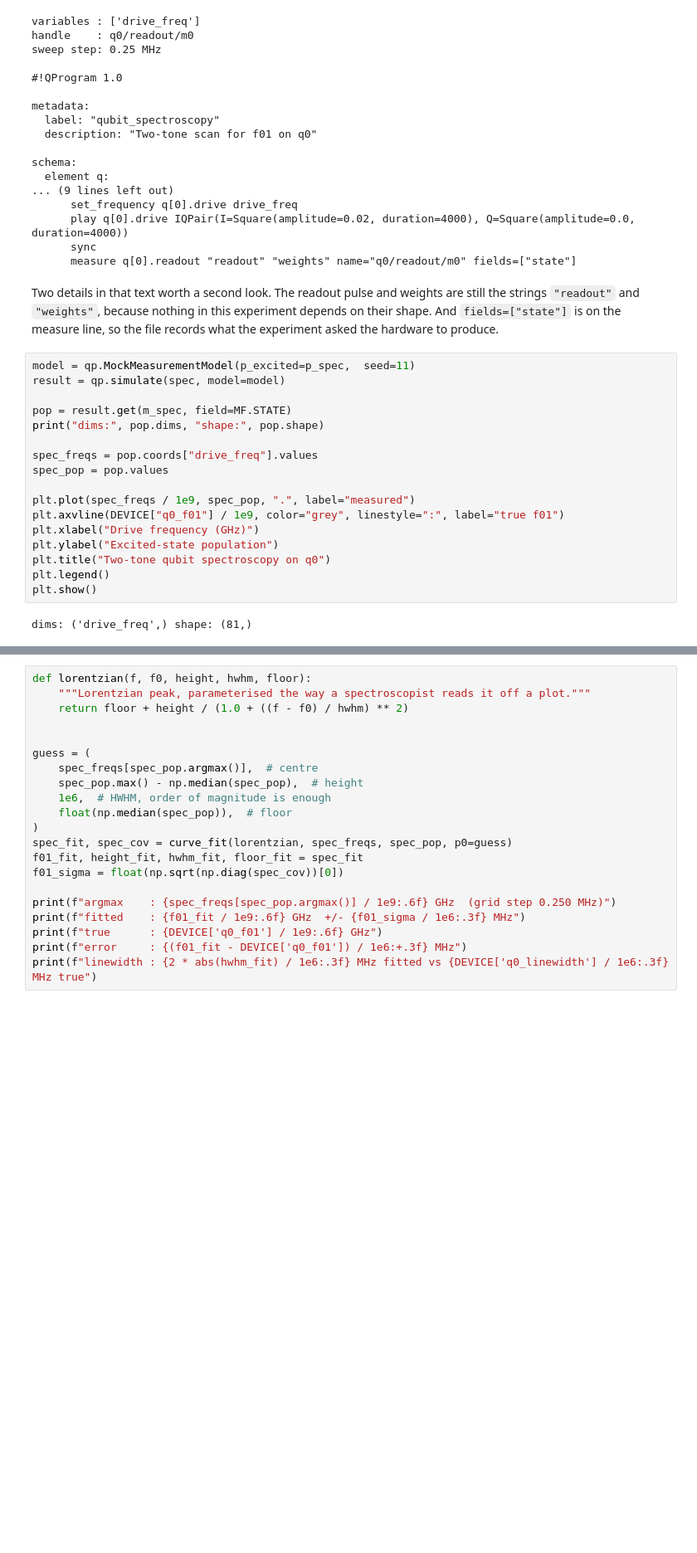
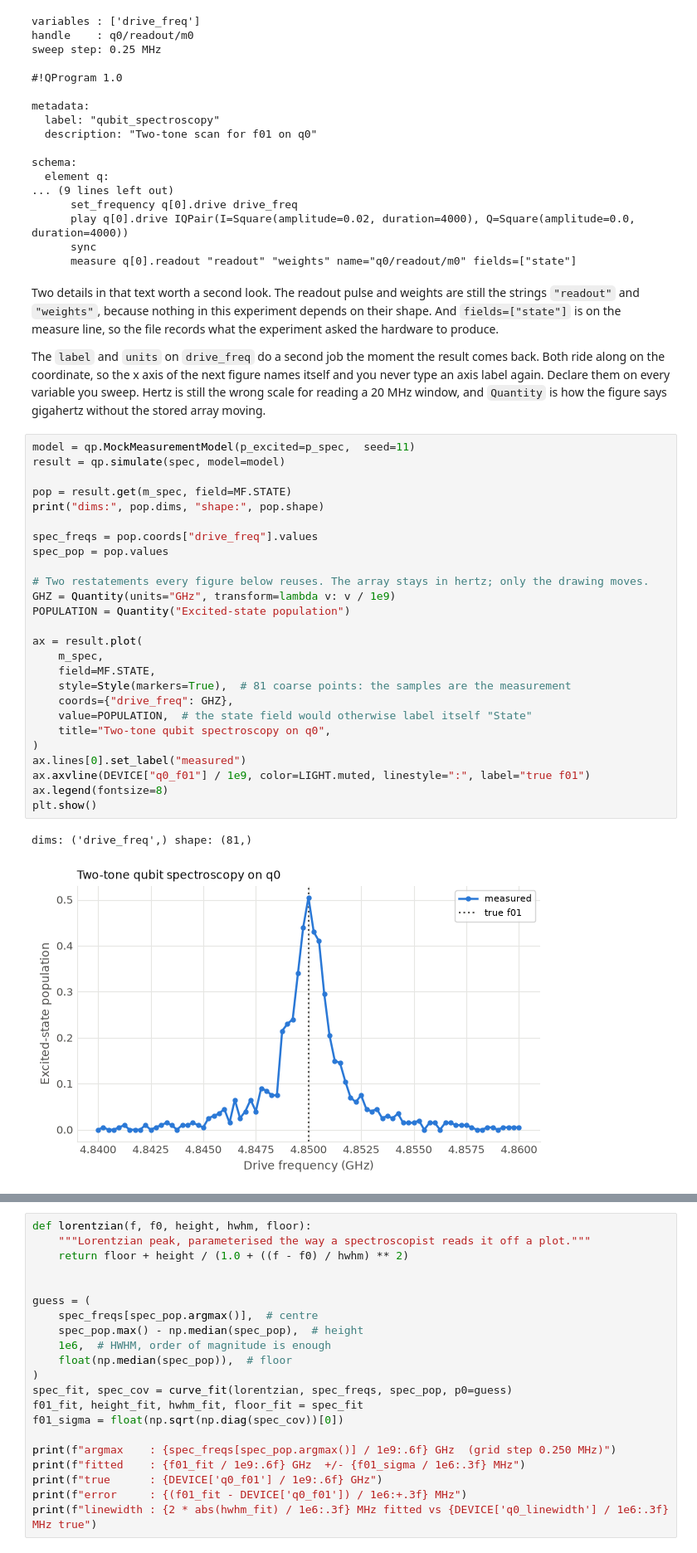
Before and after one commit to qilimanjaro-tech/ieee-qce26-qprogram-tutorial, a Jupyter notebook: notebooks/03_finding_the_qubit.ipynb, the cells around one changed output, grey strips where cells are left out. Shown at 83% size. Drawn from its saved outputs; the diff is of its cells as text; blank space fills up the shorter version.

```diff
--- a/notebooks/03_finding_the_qubit.ipynb
+++ b/notebooks/03_finding_the_qubit.ipynb
@@ -226,25 +216,40 @@ Two details in that text worth a second look. The readout pulse and weights are
 `"readout"` and `"weights"`, because nothing in this experiment depends on their shape. And
 `fields=["state"]` is on the measure line, so the file records what the experiment asked the
 hardware to produce.
+
+The `label` and `units` on `drive_freq` do a second job the moment the result comes back. Both ride
+along on the coordinate, so the x axis of the next figure names itself and you never type an axis
+label again. Declare them on every variable you sweep. Hertz is still the wrong scale for reading a
+20 MHz window, and `Quantity` is how the figure says gigahertz without the stored array moving.
 # %%
 model = qp.MockMeasurementModel(p_excited=p_spec,  seed=11)
 result = qp.simulate(spec, model=model)
 
 pop = result.get(m_spec, field=MF.STATE)
 print("dims:", pop.dims, "shape:", pop.shape)
 
 spec_freqs = pop.coords["drive_freq"].values
 spec_pop = pop.values
 
-plt.plot(spec_freqs / 1e9, spec_pop, ".", label="measured")
-plt.axvline(DEVICE["q0_f01"] / 1e9, color="grey", linestyle=":", label="true f01")
-plt.xlabel("Drive frequency (GHz)")
-plt.ylabel("Excited-state population")
-plt.title("Two-tone qubit spectroscopy on q0")
-plt.legend()
+# Two restatements every figure below reuses. The array stays in hertz; only the drawing moves.
+GHZ = Quantity(units="GHz", transform=lambda v: v / 1e9)
+POPULATION = Quantity("Excited-state population")
+
+ax = result.plot(
+    m_spec,
+    field=MF.STATE,
+    style=Style(markers=True),  # 81 coarse points: the samples are the measurement
+    coords={"drive_freq": GHZ},
+    value=POPULATION,  # the state field would otherwise label itself "State"
+    title="Two-tone qubit spectroscopy on q0",
+)
+ax.lines[0].set_label("measured")
+ax.axvline(DEVICE["q0_f01"] / 1e9, color=LIGHT.muted, linestyle=":", label="true f01")
+ax.legend(fontsize=8)
 plt.show()
 # %% [output]
 dims: ('drive_freq',) shape: (81,)
+[figure, added]
 # %% [markdown]
 ### Fitting the peak
 
```
Also changed, not shown: parts of 65 cells of this notebook, 29 other files.
